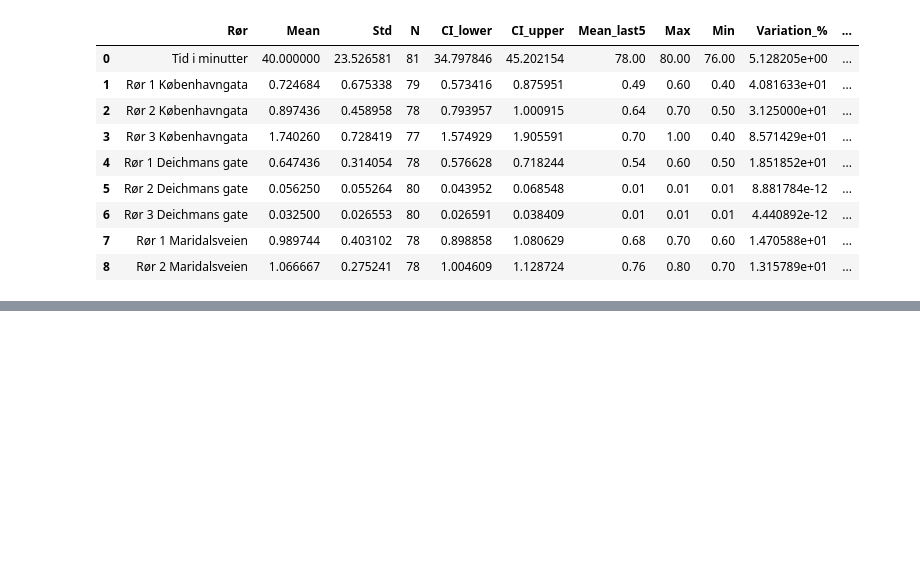
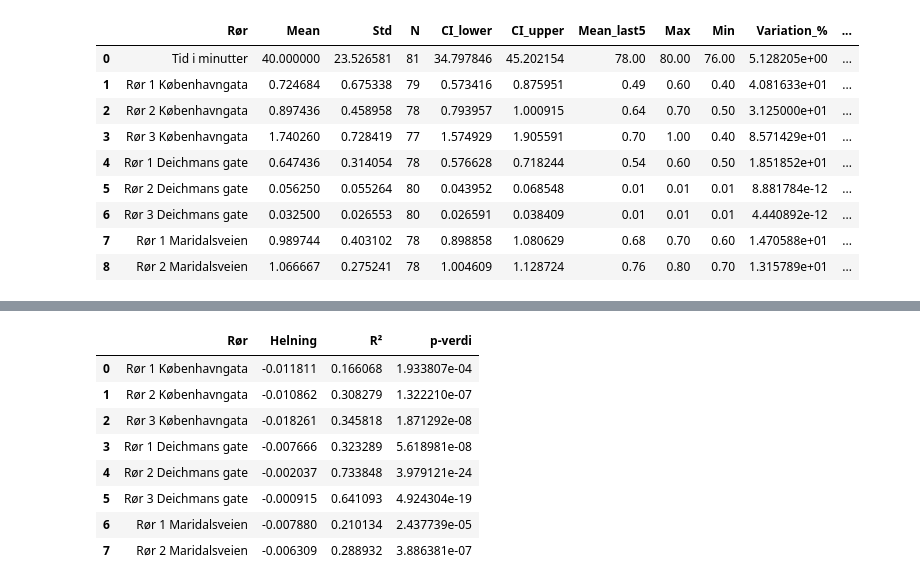
Before and after one commit to jsandtangen/Bachelor, a Jupyter notebook: notebook.ipynb, the cells around one changed output, grey strips where cells are left out. Drawn from its saved outputs; the diff is of its cells as text; code cells hidden in the pictures; blank space fills up the shorter version.

```diff
--- a/notebook.ipynb
+++ b/notebook.ipynb
@@ -241,0 +367,31 @@ Samlet viser resultatene at lavpermeable masser (Deichmans gate) oppnår stabil
+# %%
+from scipy.stats import linregress
+
+trend_resultater = []
+
+for col in df_hastighet.columns:
+    if col != "Tid i minutter":
+        data = df_hastighet[col].dropna()
+        t = tid.loc[data.index]
+
+        slope, intercept, r_value, p_value, std_err = linregress(t, data)
+
+        trend_resultater.append({
+            "Rør": col,
+            "Helning": slope,
+            "R²": r_value**2,
+            "p-verdi": p_value
+        })
+
+df_trend = pd.DataFrame(trend_resultater)
+df_trend
+# %% [output]
+|  | Rør | Helning | R² | p-verdi |
+| 0 | Rør 1 Københavngata | -0.011811 | 0.166068 | 1.933807e-04 |
+| 1 | Rør 2 Københavngata | -0.010862 | 0.308279 | 1.322210e-07 |
+| 2 | Rør 3 Københavngata | -0.018261 | 0.345818 | 1.871292e-08 |
+| 3 | Rør 1 Deichmans gate | -0.007666 | 0.323289 | 5.618981e-08 |
+| 4 | Rør 2 Deichmans gate | -0.002037 | 0.733848 | 3.979121e-24 |
+| 5 | Rør 3 Deichmans gate | -0.000915 | 0.641093 | 4.924304e-19 |
+| 6 | Rør 1 Maridalsveien | -0.007880 | 0.210134 | 2.437739e-05 |
+| 7 | Rør 2 Maridalsveien | -0.006309 | 0.288932 | 3.886381e-07 |
```
Also changed, not shown: parts of 6 cells of this notebook.
